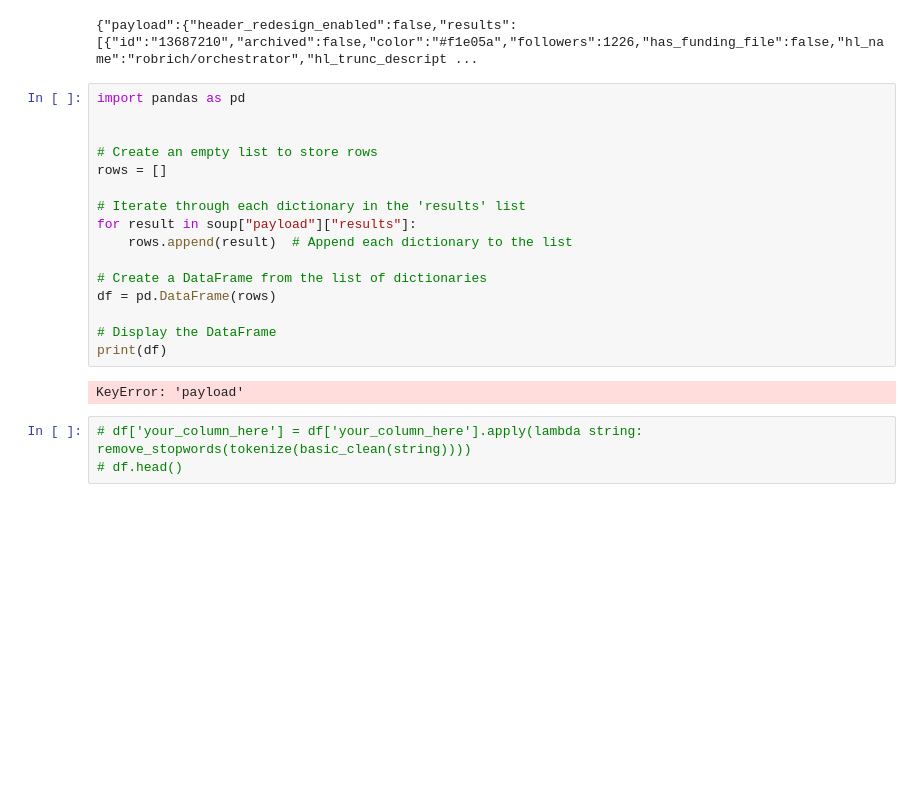
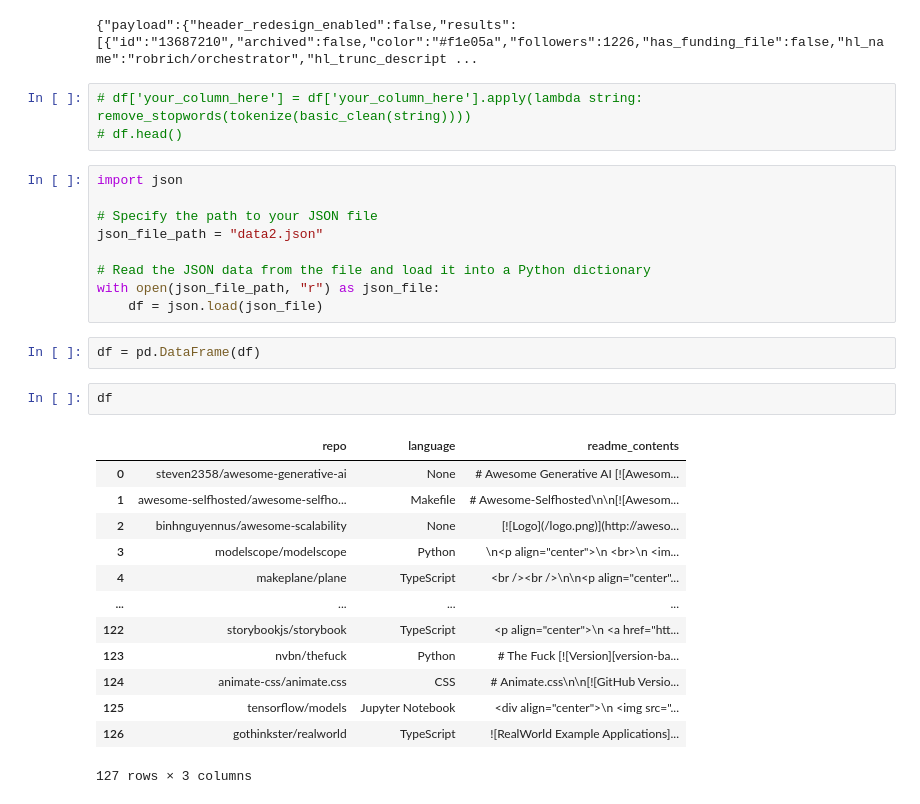
Before and after one commit to NLP-Operation-Repo/NLP-Operation-Repo, a Jupyter notebook: Villa workbook/workbook.ipynb, the cells around one changed output. Saved outputs shown, nothing was run; the diff lists cells and outputs as text; blank space fills up the shorter version.

```diff
--- a/Villa workbook/workbook.ipynb
+++ b/Villa workbook/workbook.ipynb
@@ -163,24 +163,33 @@ soup
 # links
 # %% [output]
 {"payload":{"header_redesign_enabled":false,"results":[{"id":"13687210","archived":false,"color":"#f1e05a","followers":1226,"has_funding_file":false,"hl_name":"robrich/orchestrator","hl_trunc_descript ...
-# %%
-import pandas as pd
-
-
-# Create an empty list to store rows
-rows = []
-
-# Iterate through each dictionary in the 'results' list
-for result in soup["payload"]["results"]:
-    rows.append(result)  # Append each dictionary to the list
-
-# Create a DataFrame from the list of dictionaries
-df = pd.DataFrame(rows)
-
-# Display the DataFrame
-print(df)
-# %% [output]
-KeyError: 'payload'
 # %%
 # df['your_column_here'] = df['your_column_here'].apply(lambda string: remove_stopwords(tokenize(basic_clean(string))))
 # df.head()
+# %%
+import json
+
+# Specify the path to your JSON file
+json_file_path = "data2.json"
+
+# Read the JSON data from the file and load it into a Python dictionary
+with open(json_file_path, "r") as json_file:
+    df = json.load(json_file)
+# %%
+df = pd.DataFrame(df)
+# %%
+df
+# %% [output]
+|  | repo | language | readme_contents |
+| 0 | steven2358/awesome-generative-ai | None | # Awesome Generative AI [![Awesom... |
+| 1 | awesome-selfhosted/awesome-selfho... | Makefile | # Awesome-Selfhosted\n\n[![Awesom... |
+| 2 | binhnguyennus/awesome-scalability | None | [![Logo](/logo.png)](http://aweso... |
+| 3 | modelscope/modelscope | Python | \n<p align="center">\n <br>\n <im... |
+| 4 | makeplane/plane | TypeScript | <br /><br />\n\n<p align="center"... |
+| ... | ... | ... | ... |
+| 122 | storybookjs/storybook | TypeScript | <p align="center">\n <a href="htt... |
+| 123 | nvbn/thefuck | Python | # The Fuck [![Version][version-ba... |
+| 124 | animate-css/animate.css | CSS | # Animate.css\n\n[![GitHub Versio... |
+| 125 | tensorflow/models | Jupyter Notebook | <div align="center">\n <img src="... |
+| 126 | gothinkster/realworld | TypeScript | ![RealWorld Example Applications]... |
+127 rows × 3 columns
```
Also changed, not shown: parts of 22 cells of this notebook.
